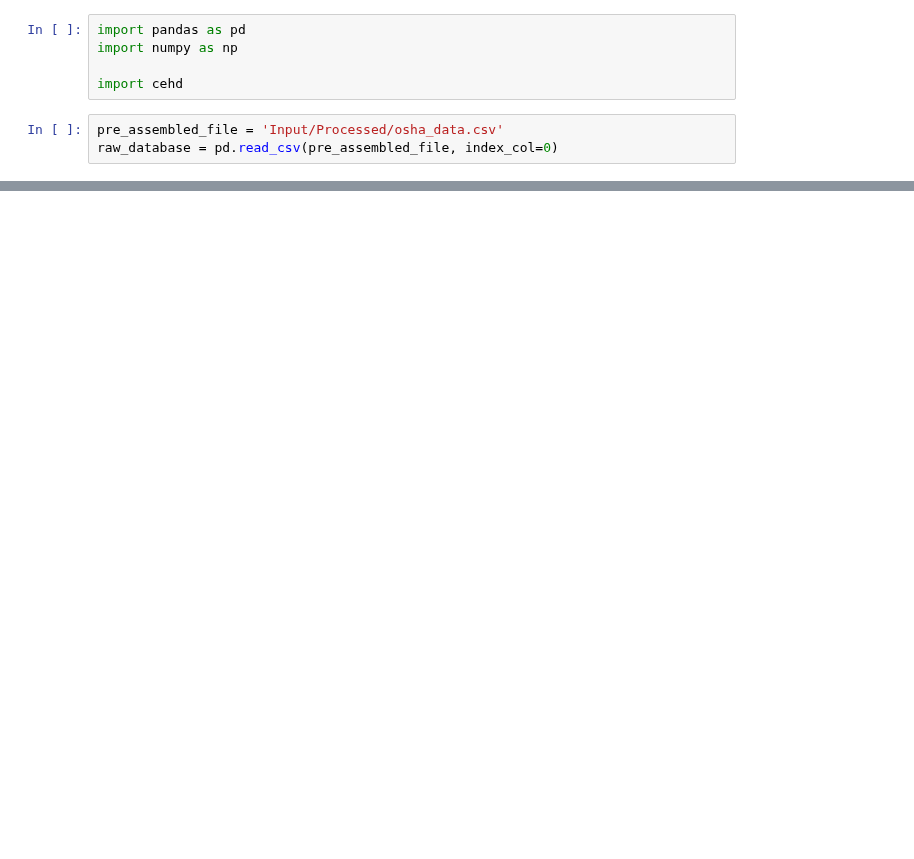
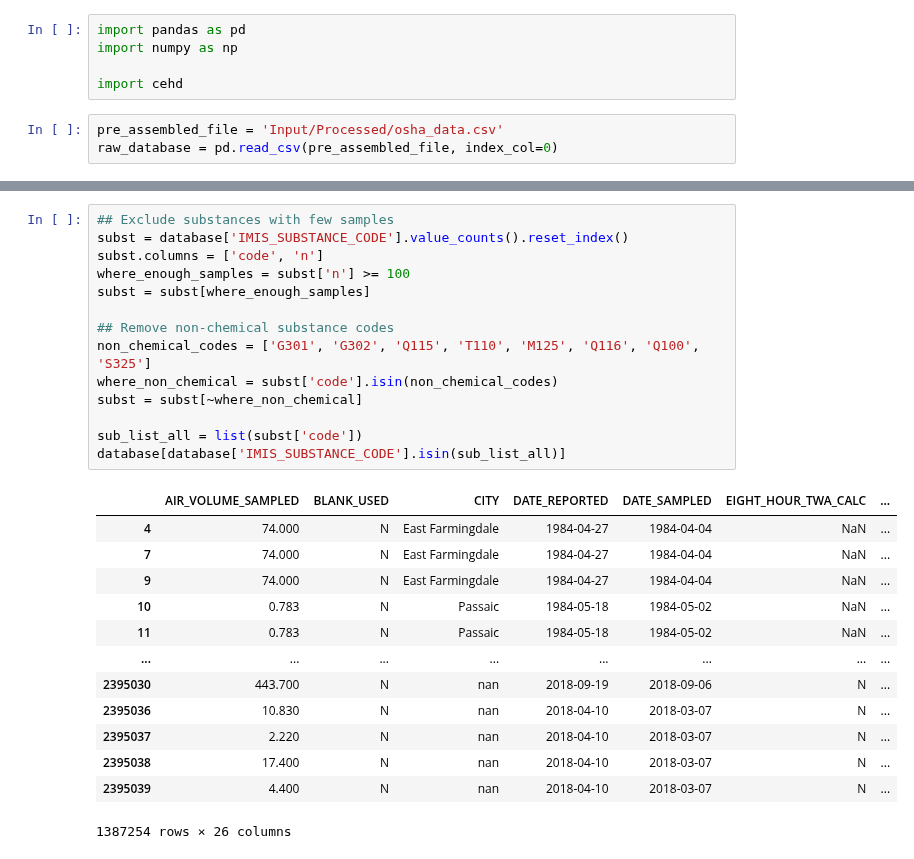
Before and after one commit to jkvasnicka/ht-occupational-plus, a Jupyter notebook: CEHD_Python_cleaning_20240711.ipynb, the cells around one changed output, grey strips where cells are left out. Saved outputs shown, nothing was run; the diff lists cells and outputs as text; blank space fills up the shorter version.

```diff
--- a/CEHD_Python_cleaning_20240711.ipynb
+++ b/CEHD_Python_cleaning_20240711.ipynb
@@ -27,3 +27,31 @@ database
+# %%
+## Exclude substances with few samples
+subst = database['IMIS_SUBSTANCE_CODE'].value_counts().reset_index()
+subst.columns = ['code', 'n']
+where_enough_samples = subst['n'] >= 100
+subst = subst[where_enough_samples]
+
+## Remove non-chemical substance codes
+non_chemical_codes = ['G301', 'G302', 'Q115', 'T110', 'M125', 'Q116', 'Q100', 'S325']
+where_non_chemical = subst['code'].isin(non_chemical_codes)
+subst = subst[~where_non_chemical]
+
+sub_list_all = list(subst['code'])
+database[database['IMIS_SUBSTANCE_CODE'].isin(sub_list_all)]
+# %% [output]
+|  | AIR_VOLUME_SAMPLED | BLANK_USED | CITY | DATE_REPORTED | DATE_SAMPLED | EIGHT_HOUR_TWA_CALC | ... |
+| 4 | 74.000 | N | East Farmingdale | 1984-04-27 | 1984-04-04 | NaN | ... |
+| 7 | 74.000 | N | East Farmingdale | 1984-04-27 | 1984-04-04 | NaN | ... |
+| 9 | 74.000 | N | East Farmingdale | 1984-04-27 | 1984-04-04 | NaN | ... |
+| 10 | 0.783 | N | Passaic | 1984-05-18 | 1984-05-02 | NaN | ... |
+| 11 | 0.783 | N | Passaic | 1984-05-18 | 1984-05-02 | NaN | ... |
+| ... | ... | ... | ... | ... | ... | ... | ... |
+| 2395030 | 443.700 | N | nan | 2018-09-19 | 2018-09-06 | N | ... |
+| 2395036 | 10.830 | N | nan | 2018-04-10 | 2018-03-07 | N | ... |
+| 2395037 | 2.220 | N | nan | 2018-04-10 | 2018-03-07 | N | ... |
+| 2395038 | 17.400 | N | nan | 2018-04-10 | 2018-03-07 | N | ... |
+| 2395039 | 4.400 | N | nan | 2018-04-10 | 2018-03-07 | N | ... |
+1387254 rows × 26 columns
 # %%
 r_database = pd.read_parquet('database.parquet')
 
```
Also changed, not shown: parts of 2 cells of this notebook, 2 other files.
